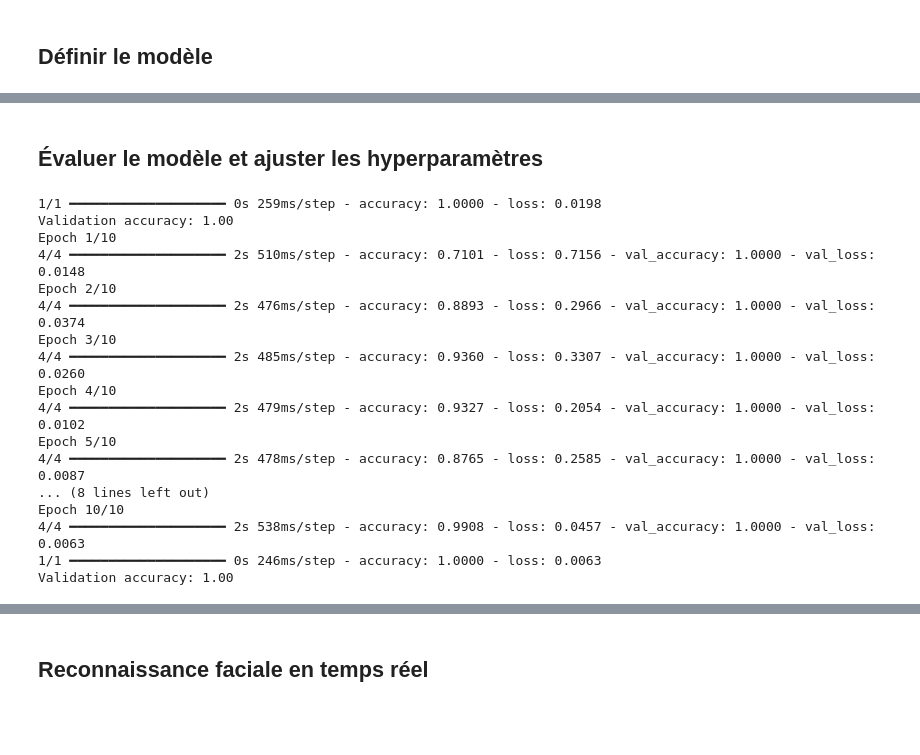
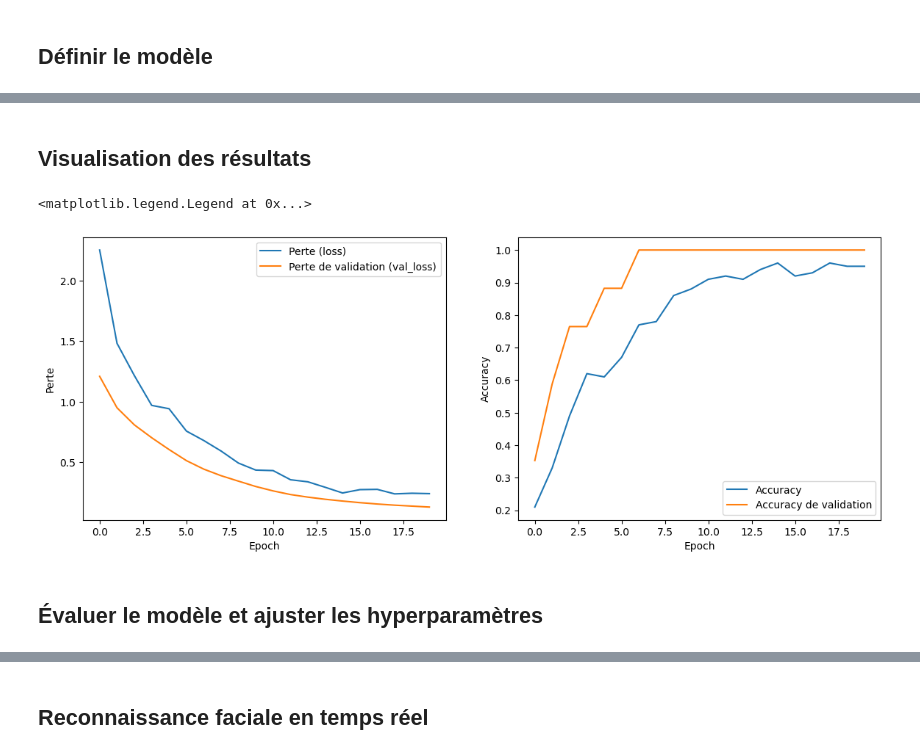
Before and after one commit to DrPicode/CESI-Face, a Jupyter notebook: tensorflow.ipynb, the cells around one changed output, grey strips where cells are left out. Cells and saved outputs as stored; diff of their text form; code cells hidden in the pictures; blank space fills up the shorter version.

Commit message:
Upgrade the model

```diff
--- a/tensorflow.ipynb
+++ b/tensorflow.ipynb
@@ -224,15 +227,14 @@ base_model.trainable = False
 model = models.Sequential([
     base_model,
     layers.GlobalAveragePooling2D(),
-    layers.Dense(128, activation='relu'),
-    layers.Dropout(0.5),
-    layers.Dense(len(class_names), activation='softmax')  # Utiliser class_names
+    layers.Dropout(0.2),
+    layers.Dense(len(class_names), activation='softmax')
 ])
 
 # Compiler le modèle
-model.compile(optimizer='adam',
+model.compile(optimizer='Adam',
               loss='sparse_categorical_crossentropy',
-              metrics=['accuracy'])
+              metrics=['accuracy']),
 
 # Résumé du modèle
 model.summary()
@@ -261,9 +261,20 @@ Model: "sequential_2"
 # %%
-epochs = 10
+# data augmentation
+data_augmentation = tf.keras.Sequential([
+    layers.RandomFlip("horizontal"),
+    layers.RandomRotation(0.1),
+    layers.RandomZoom(0.1),
+    layers.RandomContrast(0.1),
+    ])
+
+# Appliquer la data augmentation
+train_dataset = train_dataset.map(lambda x, y: (data_augmentation(x), y))
+
+epochs = 20
 
 history = model.fit(
     train_dataset,
     validation_data=val_dataset,
-    epochs=epochs
+    epochs=epochs,
 )
 # %% [output]
@@ -290,33 +298,27 @@ Epoch 10/10
+# %% [markdown]
+## Visualisation des résultats
+# %%
+## Visualisation des résultats
+import matplotlib.pyplot as plt
+
+# Afficher la perte et l'accuracy
+plt.figure(figsize=(14, 5))
+plt.subplot(1, 2, 1)
+plt.plot(history.history['loss'], label='Perte (loss)')
+plt.plot(history.history['val_loss'], label='Perte de validation (val_loss)')
+plt.xlabel('Epoch')
+plt.ylabel('Perte')
+plt.legend()
+
+# Afficher l'accuracy
+plt.subplot(1, 2, 2)
+plt.plot(history.history['accuracy'], label='Accuracy')
+plt.plot(history.history['val_accuracy'], label='Accuracy de validation')
+plt.xlabel('Epoch')
+plt.ylabel('Accuracy')
+plt.legend()
+# %% [output]
+<matplotlib.legend.Legend at 0x...>
+[figure, added]
 # %% [markdown]
 ## Évaluer le modèle et ajuster les hyperparamètres
-# %%
-# Tester le modèle sur des données de validation
-val_loss, val_acc = model.evaluate(val_dataset)
-print(f"Validation accuracy: {val_acc:.2f}")
-
-data_augmentation = tf.keras.Sequential([
-    layers.RandomFlip("horizontal"),
-    layers.RandomRotation(0.1),
-    layers.RandomZoom(0.1),
-    ])
-
-# Appliquer la data augmentation
-train_dataset = train_dataset.map(lambda x, y: (data_augmentation(x), y))
-# %% [output]
-1/1 ━━━━━━━━━━━━━━━━━━━━ 0s 259ms/step - accuracy: 1.0000 - loss: 0.0198
-Validation accuracy: 1.00
-Epoch 1/10
-4/4 ━━━━━━━━━━━━━━━━━━━━ 2s 510ms/step - accuracy: 0.7101 - loss: 0.7156 - val_accuracy: 1.0000 - val_loss: 0.0148
-Epoch 2/10
-4/4 ━━━━━━━━━━━━━━━━━━━━ 2s 476ms/step - accuracy: 0.8893 - loss: 0.2966 - val_accuracy: 1.0000 - val_loss: 0.0374
-Epoch 3/10
-4/4 ━━━━━━━━━━━━━━━━━━━━ 2s 485ms/step - accuracy: 0.9360 - loss: 0.3307 - val_accuracy: 1.0000 - val_loss: 0.0260
-Epoch 4/10
-4/4 ━━━━━━━━━━━━━━━━━━━━ 2s 479ms/step - accuracy: 0.9327 - loss: 0.2054 - val_accuracy: 1.0000 - val_loss: 0.0102
-Epoch 5/10
-4/4 ━━━━━━━━━━━━━━━━━━━━ 2s 478ms/step - accuracy: 0.8765 - loss: 0.2585 - val_accuracy: 1.0000 - val_loss: 0.0087
-... (8 lines left out)
-Epoch 10/10
-4/4 ━━━━━━━━━━━━━━━━━━━━ 2s 538ms/step - accuracy: 0.9908 - loss: 0.0457 - val_accuracy: 1.0000 - val_loss: 0.0063
-1/1 ━━━━━━━━━━━━━━━━━━━━ 0s 246ms/step - accuracy: 1.0000 - loss: 0.0063
-Validation accuracy: 1.00
```
Also changed, not shown: parts of 6 cells of this notebook, 1 other file.
